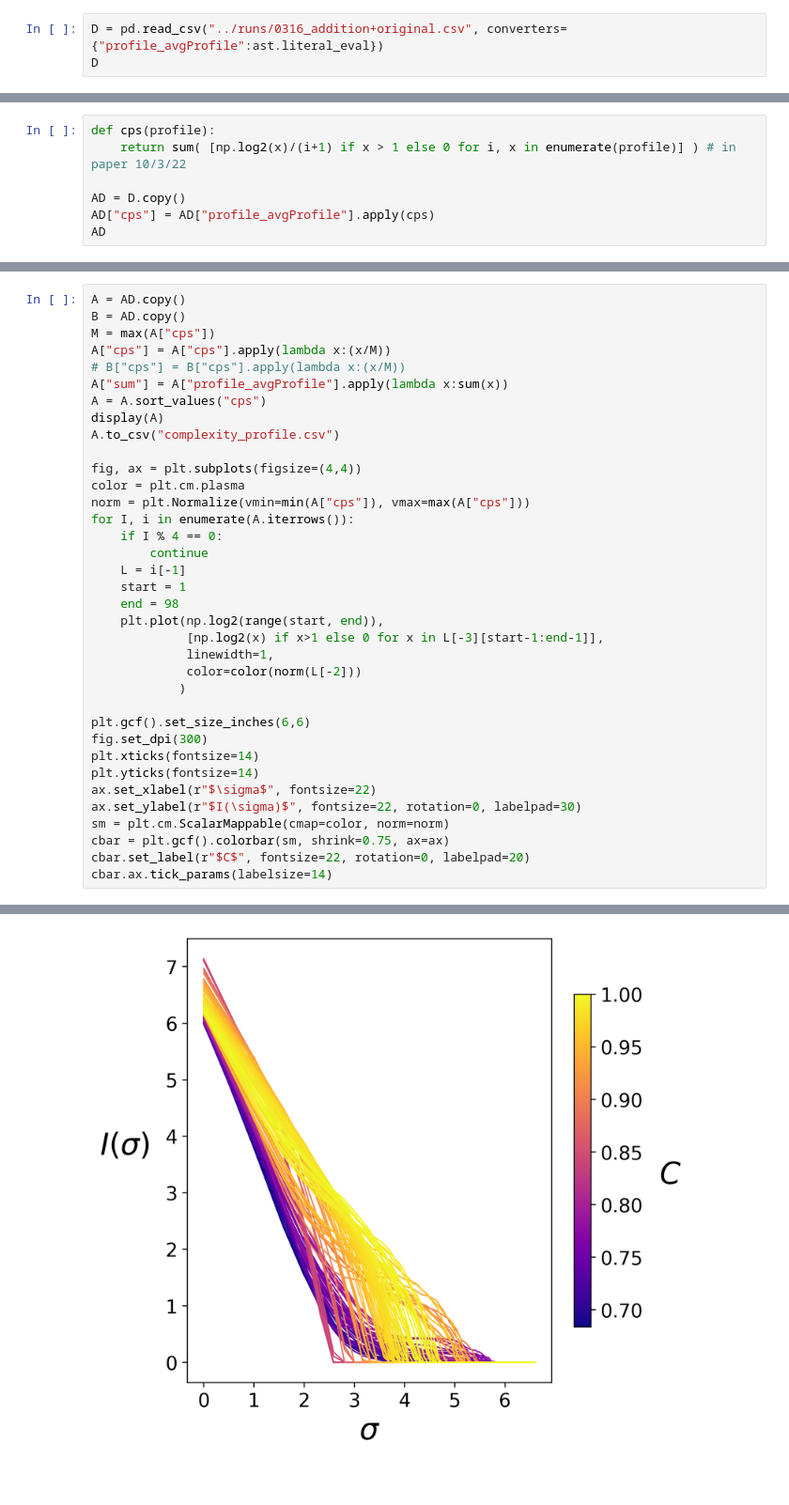
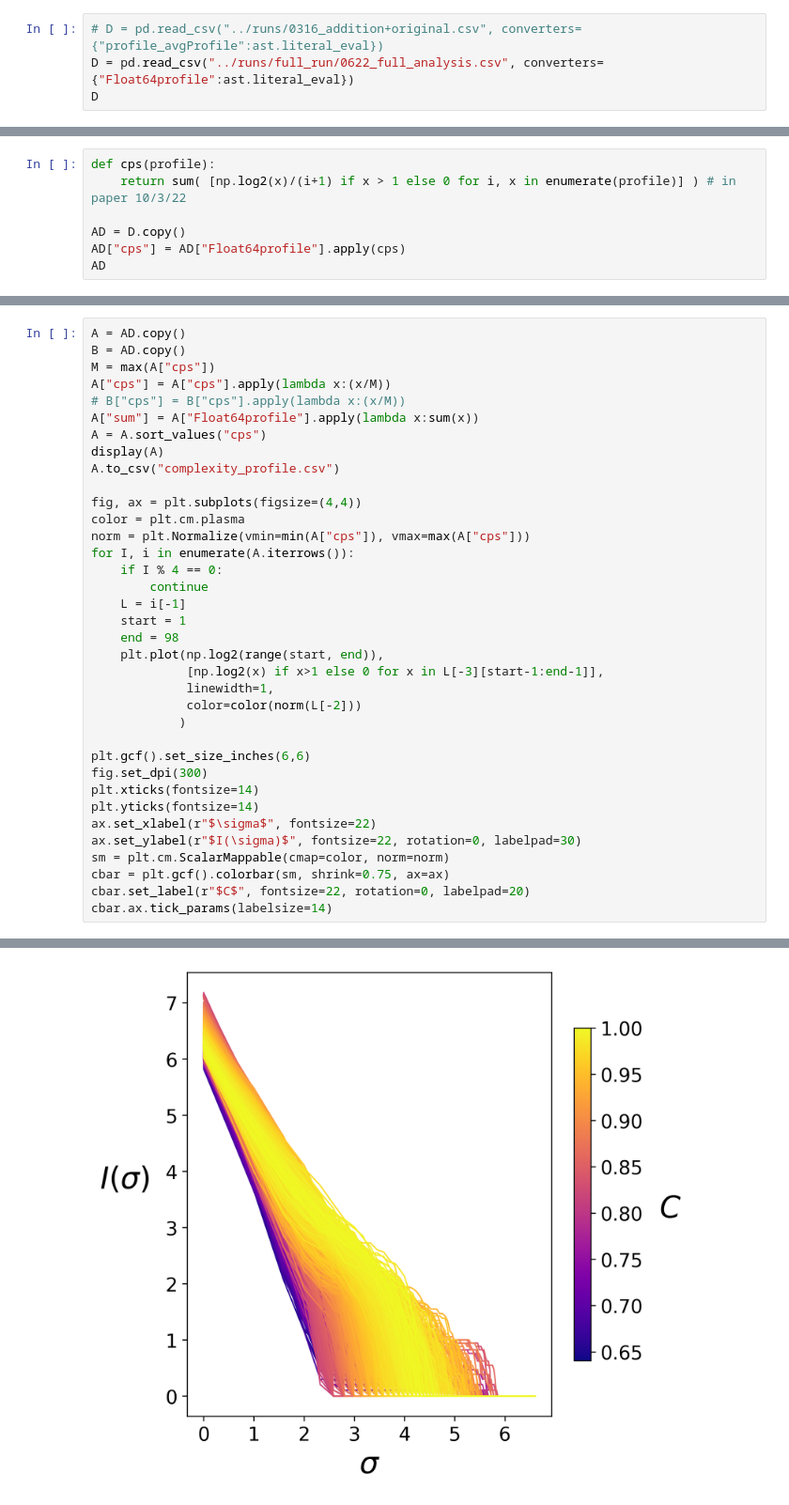
Before and after one commit to austin-marcus/collective_motion_LJ, a Jupyter notebook: src/complexity_analysis.ipynb, the cells around one changed output, grey strips where cells are left out. Shown at 94% size. Cells and saved outputs as stored; diff of their text form.

Commit message:
added code for statistical analysis of complexity

```diff
--- a/src/complexity_analysis.ipynb
+++ b/src/complexity_analysis.ipynb
@@ -8,4 +9,5 @@ import ast
 # %%
-D = pd.read_csv("../runs/0316_addition+original.csv", converters={"profile_avgProfile":ast.literal_eval})
+# D = pd.read_csv("../runs/0316_addition+original.csv", converters={"profile_avgProfile":ast.literal_eval})
+D = pd.read_csv("../runs/full_run/0622_full_analysis.csv", converters={"Float64profile":ast.literal_eval})
 D
 # %% [output]
@@ -27,6 +29,6 @@ def cps(profile):
     return sum( [np.log2(x)/(i+1) if x > 1 else 0 for i, x in enumerate(profile)] ) # in paper 10/3/22
 
 AD = D.copy()
-AD["cps"] = AD["profile_avgProfile"].apply(cps)
+AD["cps"] = AD["Float64profile"].apply(cps)
 AD
 # %% [output]
@@ -49,7 +56,7 @@ B = AD.copy()
 M = max(A["cps"])
 A["cps"] = A["cps"].apply(lambda x:(x/M))
 # B["cps"] = B["cps"].apply(lambda x:(x/M))
-A["sum"] = A["profile_avgProfile"].apply(lambda x:sum(x))
+A["sum"] = A["Float64profile"].apply(lambda x:sum(x))
 A = A.sort_values("cps")
 display(A)
 A.to_csv("complexity_profile.csv")
@@ -96,4 +103,4 @@ cbar.ax.tick_params(labelsize=14)
-[figure, old version]
+[figure, new version]
 # %%
 import numpy as np
 from sklearn.metrics import r2_score
```
Also changed, not shown: parts of 17 cells of this notebook.
